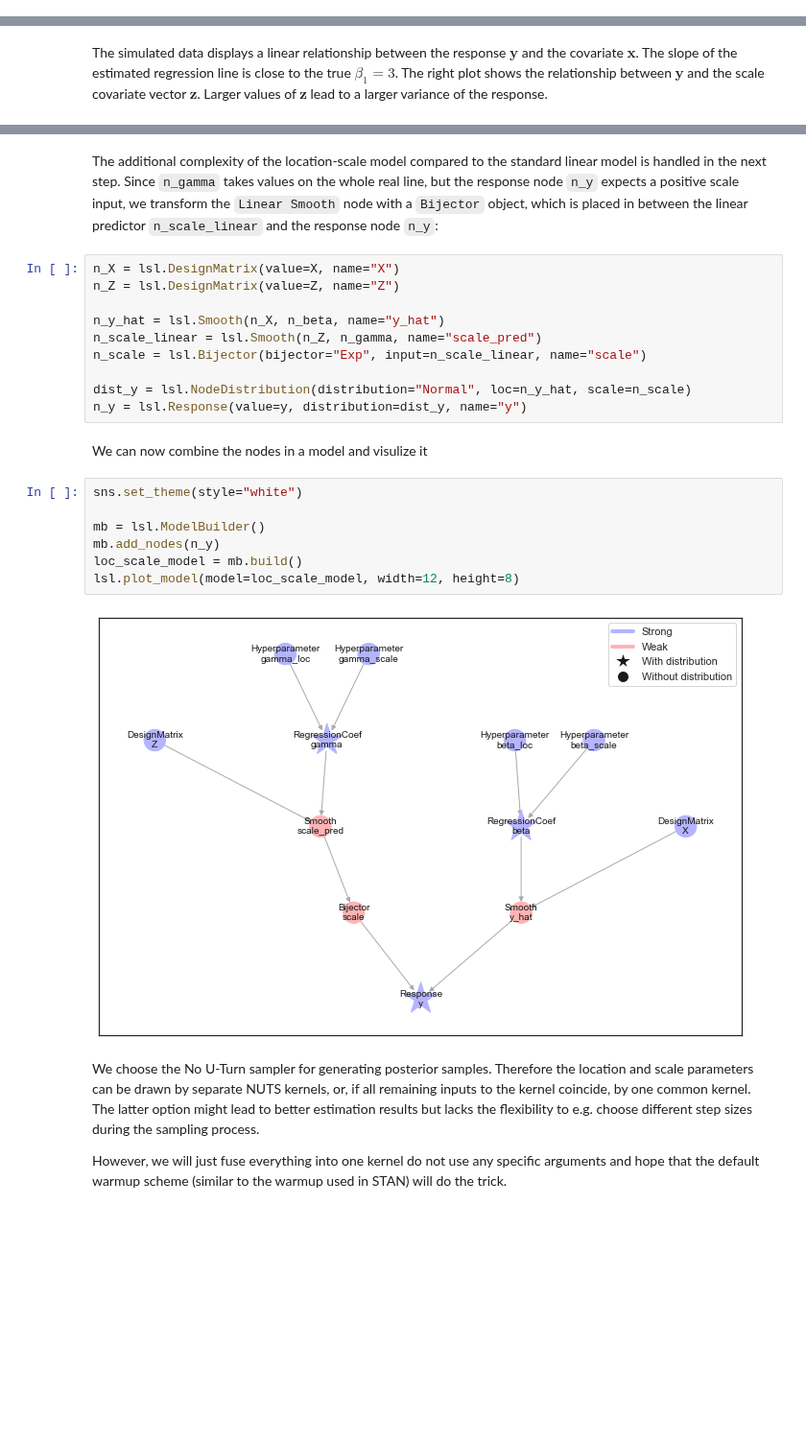
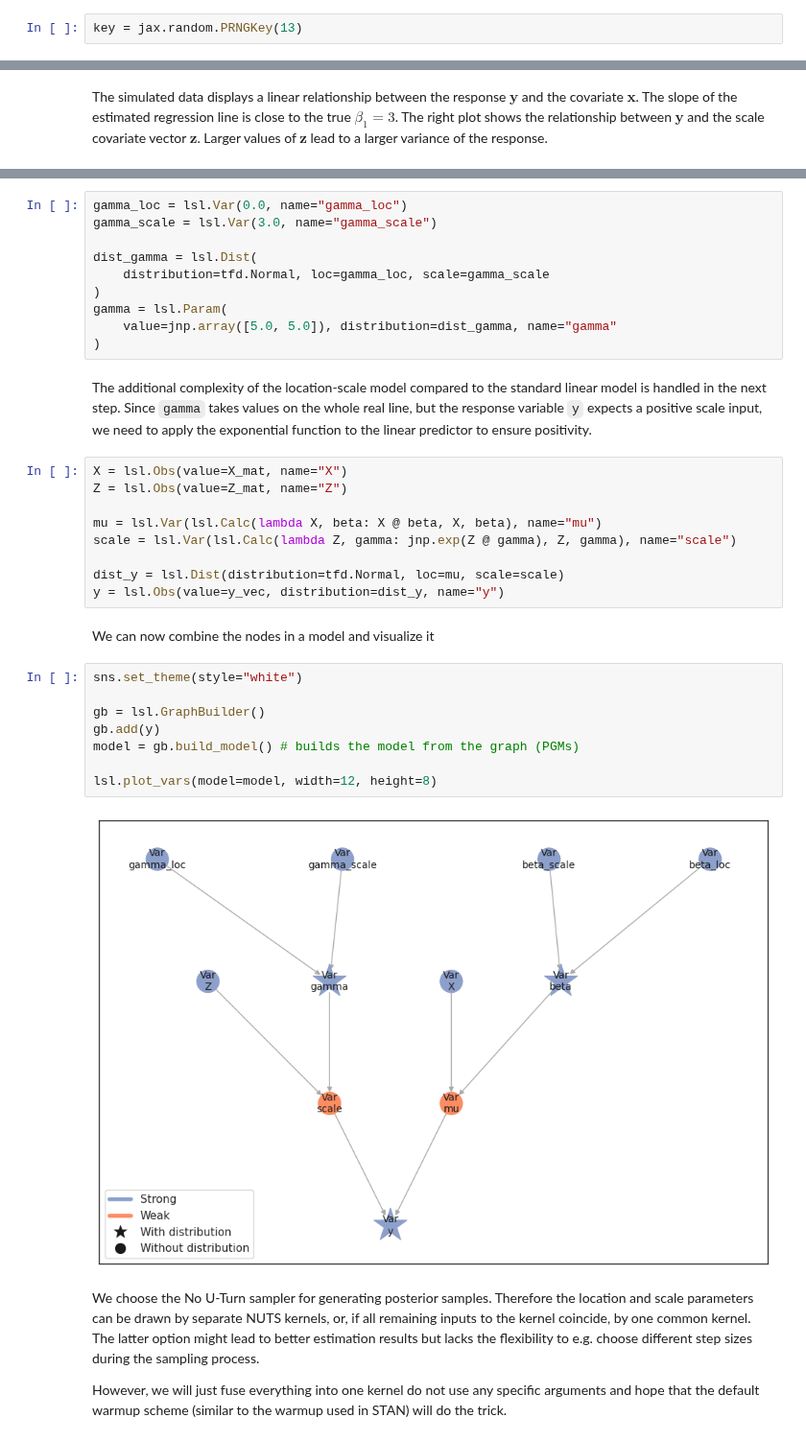
Before and after one commit to liesel-devs/liesel, a Jupyter notebook: docs/source/tutorials/ipynb/03-ls-reg.ipynb, the cells around one changed output, grey strips where cells are left out. Shown at 96% size. Cells and saved outputs as stored; diff of their text form; blank space fills up the shorter version.

Commit message:
Location scale regression tutorial

```diff
--- a/docs/source/tutorials/ipynb/03-ls-reg.ipynb
+++ b/docs/source/tutorials/ipynb/03-ls-reg.ipynb
@@ -29,4 +32,6 @@ import seaborn as sns
 sns.set_theme(style="whitegrid")
 # %% [markdown]
 First lets generate the data according to the model
+# %%
+key = jax.random.PRNGKey(13)
 # %%
@@ -98,27 +99,37 @@ n_gamma = lsl.RegressionCoef(
+# %%
+gamma_loc = lsl.Var(0.0, name="gamma_loc")
+gamma_scale = lsl.Var(3.0, name="gamma_scale")
+
+dist_gamma = lsl.Dist(
+    distribution=tfd.Normal, loc=gamma_loc, scale=gamma_scale
+)
+gamma = lsl.Param(
+    value=jnp.array([5.0, 5.0]), distribution=dist_gamma, name="gamma"
+)
 # %% [markdown]
 The additional complexity of the location-scale model compared to the standard linear model is handled in the next step.
-Since `n_gamma` takes values on the whole real line, but the response node `n_y` expects a positive scale input, we transform the `Linear Smooth` node with a `Bijector` object, which is placed in between the linear predictor `n_scale_linear` and the response node `n_y`:
+Since `gamma` takes values on the whole real line, but the response variable `y` expects a positive scale input, we need to apply the exponential function to the linear predictor to ensure positivity.
 # %%
-n_X = lsl.DesignMatrix(value=X, name="X")
-n_Z = lsl.DesignMatrix(value=Z, name="Z")
+X = lsl.Obs(value=X_mat, name="X")
+Z = lsl.Obs(value=Z_mat, name="Z")
 
-n_y_hat = lsl.Smooth(n_X, n_beta, name="y_hat")
-n_scale_linear = lsl.Smooth(n_Z, n_gamma, name="scale_pred")
-n_scale = lsl.Bijector(bijector="Exp", input=n_scale_linear, name="scale")
+mu = lsl.Var(lsl.Calc(lambda X, beta: X @ beta, X, beta), name="mu")
+scale = lsl.Var(lsl.Calc(lambda Z, gamma: jnp.exp(Z @ gamma), Z, gamma), name="scale")
 
-dist_y = lsl.NodeDistribution(distribution="Normal", loc=n_y_hat, scale=n_scale)
-n_y = lsl.Response(value=y, distribution=dist_y, name="y")
+dist_y = lsl.Dist(distribution=tfd.Normal, loc=mu, scale=scale)
+y = lsl.Obs(value=y_vec, distribution=dist_y, name="y")
 # %% [markdown]
-We can now combine the nodes in a model and visulize it
+We can now combine the nodes in a model and visualize it
 # %%
 sns.set_theme(style="white")
 
-mb = lsl.ModelBuilder()
-mb.add_nodes(n_y)
-loc_scale_model = mb.build()
-lsl.plot_model(model=loc_scale_model, width=12, height=8)
+gb = lsl.GraphBuilder()
+gb.add(y)
+model = gb.build_model() # builds the model from the graph (PGMs)
+
+lsl.plot_vars(model=model, width=12, height=8)
 # %% [output]
-[figure, old version]
+[figure, new version]
 # %% [markdown]
 We choose the No U-Turn sampler for generating posterior samples.
 Therefore the location and scale parameters can be drawn by separate NUTS kernels, or, if all remaining inputs to the kernel coincide, by one common kernel.
```
Also changed, not shown: parts of 13 cells of this notebook.
